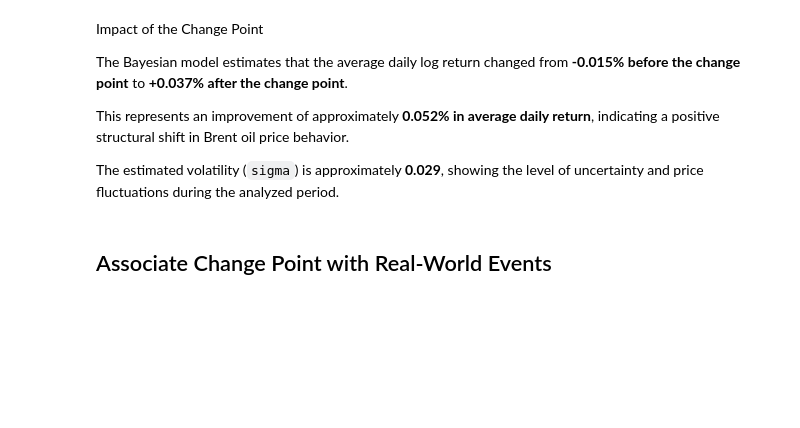
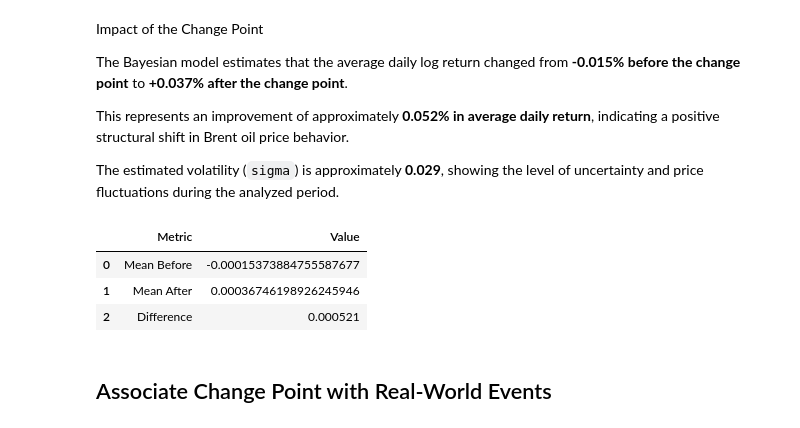
Before and after one commit to hawaebrahimhamid-png/brent-oil-change-point-analysis, a Jupyter notebook: notebooks/task2_change_point_model.ipynb, the cells around one changed output. Saved outputs shown, nothing was run; the diff lists cells and outputs as text; code cells hidden in the pictures; blank space fills up the shorter version.

```diff
--- a/notebooks/task2_change_point_model.ipynb
+++ b/notebooks/task2_change_point_model.ipynb
@@ -427,3 +503,32 @@ The Bayesian model estimates that the average daily log return changed from **-0
 This represents an improvement of approximately **0.052% in average daily return**, indicating a positive structural shift in Brent oil price behavior.
 
 The estimated volatility (`sigma`) is approximately **0.029**, showing the level of uncertainty and price fluctuations during the analyzed period.
+# %%
+before_mean = trace.posterior["mu_1"].mean().values
+
+after_mean = trace.posterior["mu_2"].mean().values
+
+difference = after_mean - before_mean
+
+impact = pd.DataFrame({
+
+    "Metric":[
+        "Mean Before",
+        "Mean After",
+        "Difference"
+    ],
+
+    "Value":[
+        before_mean,
+        after_mean,
+        difference
+    ]
+
+})
+
+impact
+# %% [output]
+|  | Metric | Value |
+| 0 | Mean Before | -0.00015373884755587677 |
+| 1 | Mean After | 0.00036746198926245946 |
+| 2 | Difference | 0.000521 |
```
Also changed, not shown: parts of 10 cells of this notebook, 9 other files.
